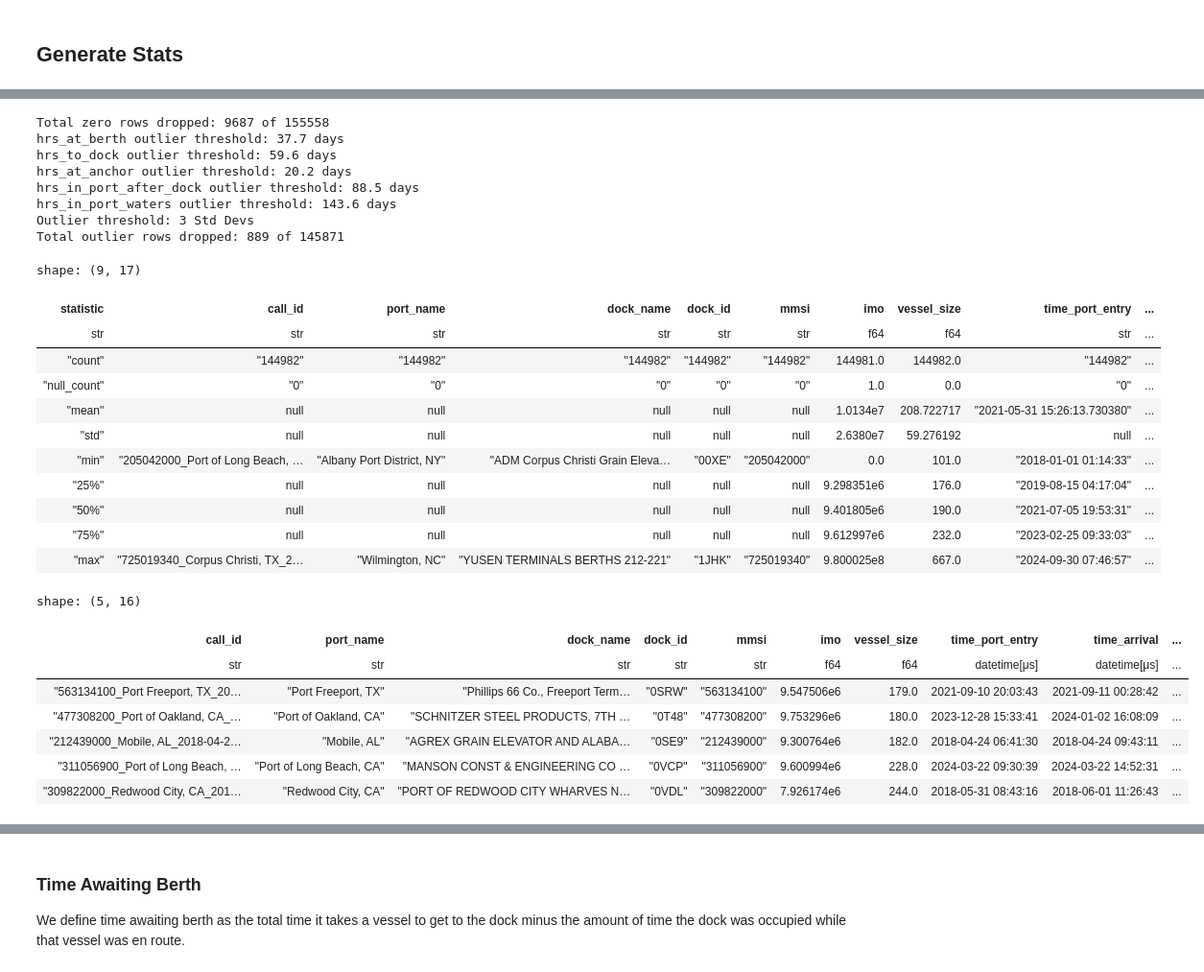
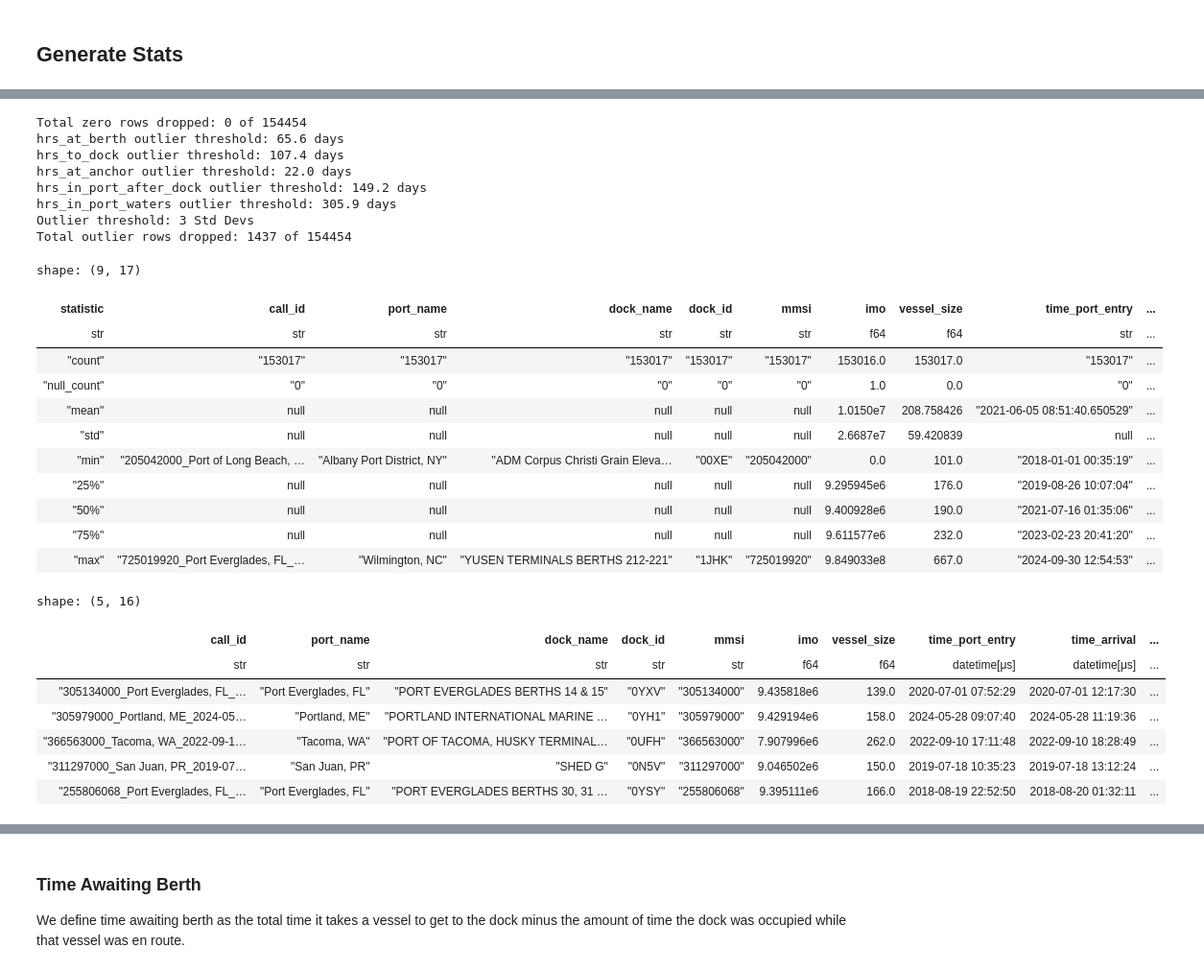
Before and after one commit to epistemetrica/Port-Performance-Project, a Jupyter notebook: port_stats.ipynb, the cells around one changed output, grey strips where cells are left out. Shown at 96% size. Cells and saved outputs as stored; diff of their text form; code cells hidden in the pictures.

```diff
--- a/port_stats.ipynb
+++ b/port_stats.ipynb
@@ -64,6 +64,8 @@ calls_df = (
     main_lf
     #ensure sorting by vessel and time
     .sort(['mmsi', 'time'])
+    #drop calls with missing status duration (indicating AIS went offline while in port waters)
+    .filter(pl.col('status_duration').is_not_null().over('call_id'))
     #grouby by call id
     .group_by('call_id')
     .agg(
@@ -97,11 +99,10 @@ calls_df = (
         time_port_exit = (pl.col('time') + pl.col('status_duration')).max(),
         #hrs a berth
         hrs_at_berth = (
-            pl.when(pl.col('status')==5)
-            .then(pl.col('status_duration'))
-            .otherwise(pl.lit(None))
-            .sum().dt.total_minutes()/60
-        ),
+            ((pl.col('status')==5)*
+            (pl.col('status_duration').dt.total_minutes()/60)
+            )
+        ).sum(),
         #hrs at anchor
         hrs_at_anchor = (
             pl.when(pl.col('status')==1)
@@ -110,6 +111,12 @@ calls_df = (
             .sum().dt.total_minutes()/60
         )
     )
+    #drop calls with missing arrival or departure time
+    .filter(pl.col('time_arrival').is_not_null() &
+            pl.col('time_departure').is_not_null())
+    #drop calls with missing port entry or exit time
+    .filter(pl.col('time_port_entry').is_not_null() &
+            pl.col('time_port_exit').is_not_null())
     #compute additional stats
     .with_columns(
         #time from port entry to docking in hrs
@@ -202,56 +223,55 @@ def drop_outliers(df, cols, threshold=3):
 rows_prior = calls_df.shape[0]
 
 #list cols that should never be zero by construction
-zero_cols = ['hrs_at_berth', 'hrs_to_dock', 'hrs_in_port_after_dock',
-             'hrs_in_port_waters']
+zero_cols = ['hrs_at_berth', 'hrs_in_port_waters']
 #list cols for outlier drop
 outlier_cols = ['hrs_at_berth', 'hrs_to_dock', 'hrs_at_anchor',
                 'hrs_in_port_after_dock', 'hrs_in_port_waters']
 
 #drop zero values
 calls_df = drop_zero_values(calls_df, zero_cols)
 #print number of observations dropped
 print(f'Total zero rows dropped: {rows_prior - calls_df.shape[0]} of {rows_prior}')
 rows_prior = calls_df.shape[0]
 
 #drop outliers
 #print z_score thresholds
 for col in outlier_cols:
     print(f'{col} outlier threshold: {calls_df[col].std()*3/24:.1f} days')
 #drop outliers
 calls_df = drop_outliers(calls_df, outlier_cols, threshold=3)
 #print rows dropped
 print(f'Total outlier rows dropped: {rows_prior - calls_df.shape[0]} of {rows_prior}')
 
 #inspect
 display(calls_df.describe())
 calls_df.head()
 # %% [output]
-Total zero rows dropped: 9687 of 155558
-hrs_at_berth outlier threshold: 37.7 days
-hrs_to_dock outlier threshold: 59.6 days
-hrs_at_anchor outlier threshold: 20.2 days
-hrs_in_port_after_dock outlier threshold: 88.5 days
-hrs_in_port_waters outlier threshold: 143.6 days
+Total zero rows dropped: 0 of 154454
+hrs_at_berth outlier threshold: 65.6 days
+hrs_to_dock outlier threshold: 107.4 days
+hrs_at_anchor outlier threshold: 22.0 days
+hrs_in_port_after_dock outlier threshold: 149.2 days
+hrs_in_port_waters outlier threshold: 305.9 days
 Outlier threshold: 3 Std Devs
-Total outlier rows dropped: 889 of 145871
+Total outlier rows dropped: 1437 of 154454
 shape: (9, 17)
 | statistic | call_id | port_name | dock_name | dock_id | mmsi | imo | vessel_size | time_port_entry | ... |
 | str | str | str | str | str | str | f64 | f64 | str | ... |
-| "count" | "144982" | "144982" | "144982" | "144982" | "144982" | 144981.0 | 144982.0 | "144982" | ... |
+| "count" | "153017" | "153017" | "153017" | "153017" | "153017" | 153016.0 | 153017.0 | "153017" | ... |
 | "null_count" | "0" | "0" | "0" | "0" | "0" | 1.0 | 0.0 | "0" | ... |
-| "mean" | null | null | null | null | null | 1.0134e7 | 208.722717 | "2021-05-31 15:26:13.730380" | ... |
-| "std" | null | null | null | null | null | 2.6380e7 | 59.276192 | null | ... |
-| "min" | "205042000_Port of Long Beach, … | "Albany Port District, NY" | "ADM Corpus Christi Grain Eleva… | "00XE" | "205042000" | 0.0 | 101.0 | "2018-01-01 01:14:33" | ... |
-| "25%" | null | null | null | null | null | 9.298351e6 | 176.0 | "2019-08-15 04:17:04" | ... |
-| "50%" | null | null | null | null | null | 9.401805e6 | 190.0 | "2021-07-05 19:53:31" | ... |
-| "75%" | null | null | null | null | null | 9.612997e6 | 232.0 | "2023-02-25 09:33:03" | ... |
-| "max" | "725019340_Corpus Christi, TX_2… | "Wilmington, NC" | "YUSEN TERMINALS BERTHS 212-221" | "1JHK" | "725019340" | 9.800025e8 | 667.0 | "2024-09-30 07:46:57" | ... |
+| "mean" | null | null | null | null | null | 1.0150e7 | 208.758426 | "2021-06-05 08:51:40.650529" | ... |
+| "std" | null | null | null | null | null | 2.6687e7 | 59.420839 | null | ... |
+| "min" | "205042000_Port of Long Beach, … | "Albany Port District, NY" | "ADM Corpus Christi Grain Eleva… | "00XE" | "205042000" | 0.0 | 101.0 | "2018-01-01 00:35:19" | ... |
+| "25%" | null | null | null | null | null | 9.295945e6 | 176.0 | "2019-08-26 10:07:04" | ... |
+| "50%" | null | null | null | null | null | 9.400928e6 | 190.0 | "2021-07-16 01:35:06" | ... |
+| "75%" | null | null | null | null | null | 9.611577e6 | 232.0 | "2023-02-23 20:41:20" | ... |
+| "max" | "725019920_Port Everglades, FL_… | "Wilmington, NC" | "YUSEN TERMINALS BERTHS 212-221" | "1JHK" | "725019920" | 9.849033e8 | 667.0 | "2024-09-30 12:54:53" | ... |
 shape: (5, 16)
 | call_id | port_name | dock_name | dock_id | mmsi | imo | vessel_size | time_port_entry | time_arrival | ... |
 | str | str | str | str | str | f64 | f64 | datetime[μs] | datetime[μs] | ... |
-| "563134100_Port Freeport, TX_20… | "Port Freeport, TX" | "Phillips 66 Co., Freeport Term… | "0SRW" | "563134100" | 9.547506e6 | 179.0 | 2021-09-10 20:03:43 | 2021-09-11 00:28:42 | ... |
-| "477308200_Port of Oakland, CA_… | "Port of Oakland, CA" | "SCHNITZER STEEL PRODUCTS, 7TH … | "0T48" | "477308200" | 9.753296e6 | 180.0 | 2023-12-28 15:33:41 | 2024-01-02 16:08:09 | ... |
-| "212439000_Mobile, AL_2018-04-2… | "Mobile, AL" | "AGREX GRAIN ELEVATOR AND ALABA… | "0SE9" | "212439000" | 9.300764e6 | 182.0 | 2018-04-24 06:41:30 | 2018-04-24 09:43:11 | ... |
-| "311056900_Port of Long Beach, … | "Port of Long Beach, CA" | "MANSON CONST & ENGINEERING CO … | "0VCP" | "311056900" | 9.600994e6 | 228.0 | 2024-03-22 09:30:39 | 2024-03-22 14:52:31 | ... |
-| "309822000_Redwood City, CA_201… | "Redwood City, CA" | "PORT OF REDWOOD CITY WHARVES N… | "0VDL" | "309822000" | 7.926174e6 | 244.0 | 2018-05-31 08:43:16 | 2018-06-01 11:26:43 | ... |
+| "305134000_Port Everglades, FL_… | "Port Everglades, FL" | "PORT EVERGLADES BERTHS 14 & 15" | "0YXV" | "305134000" | 9.435818e6 | 139.0 | 2020-07-01 07:52:29 | 2020-07-01 12:17:30 | ... |
+| "305979000_Portland, ME_2024-05… | "Portland, ME" | "PORTLAND INTERNATIONAL MARINE … | "0YH1" | "305979000" | 9.429194e6 | 158.0 | 2024-05-28 09:07:40 | 2024-05-28 11:19:36 | ... |
+| "366563000_Tacoma, WA_2022-09-1… | "Tacoma, WA" | "PORT OF TACOMA, HUSKY TERMINAL… | "0UFH" | "366563000" | 7.907996e6 | 262.0 | 2022-09-10 17:11:48 | 2022-09-10 18:28:49 | ... |
+| "311297000_San Juan, PR_2019-07… | "San Juan, PR" | "SHED G" | "0N5V" | "311297000" | 9.046502e6 | 150.0 | 2019-07-18 10:35:23 | 2019-07-18 13:12:24 | ... |
+| "255806068_Port Everglades, FL_… | "Port Everglades, FL" | "PORT EVERGLADES BERTHS 30, 31 … | "0YSY" | "255806068" | 9.395111e6 | 166.0 | 2018-08-19 22:52:50 | 2018-08-20 01:32:11 | ... |
```
Also changed, not shown: parts of 22 cells of this notebook.
